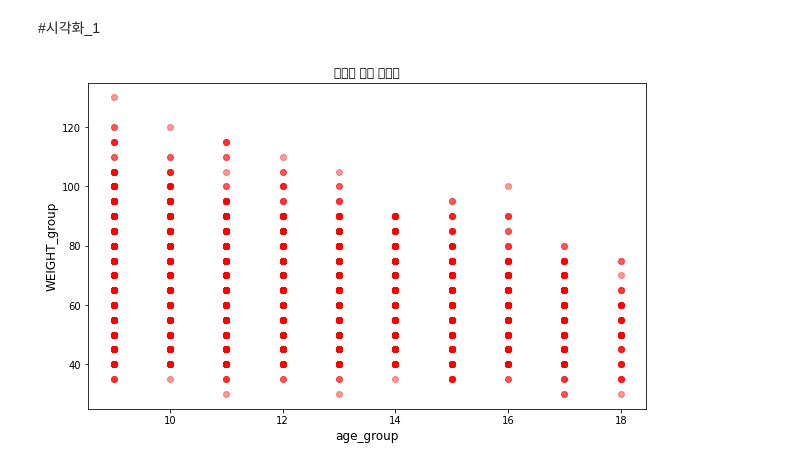
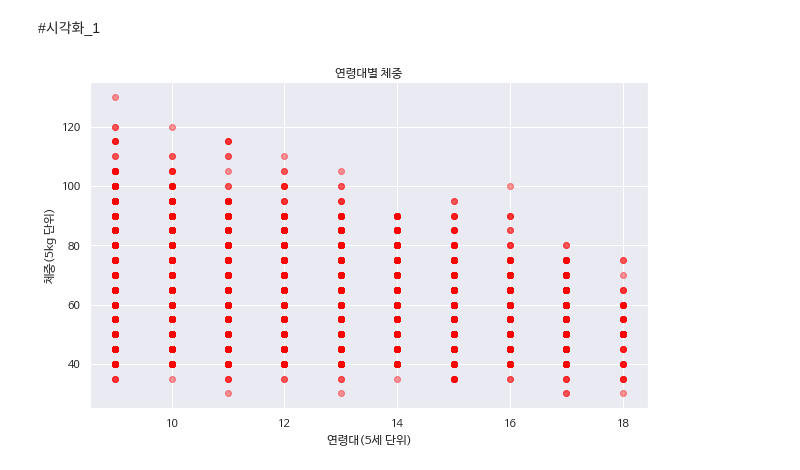
Before and after one commit to aneuni/ITB-2022, a Jupyter notebook: IT와비즈니스혁신_시각화_과제_1914838_안은이.ipynb, the cells around one changed output. Drawn from its saved outputs; the diff is of its cells as text; code cells hidden in the pictures.

```diff
--- a/IT와비즈니스혁신_시각화_과제_1914838_안은이.ipynb
+++ b/IT와비즈니스혁신_시각화_과제_1914838_안은이.ipynb
@@ -10,7 +35,11 @@ import numpy as np
 from matplotlib import pyplot as plt
 %matplotlib inline
 
-# 한글 폰트 설정 (윈도우 Malgun Gothic,  리눅스&Mac AppltGothic)
+import seaborn as sns
+sns.set()
+from matplotlib import pyplot as plt
+%matplotlib inline
+
 import matplotlib.font_manager as fm
 !sudo apt-get install -y fonts-nanum #Isudo = super user do
 !sudo fc-cache -fv
@@ -69,0 +118,4 @@ memory usage: 2.4+ MB
+# %%
+#category로 척도 변경
+hdata['성별코드'] = hdata['성별코드'].astype('category')
+hdata['음주여부'] = hdata['음주여부'].astype('category')
@@ -71,14 +143,10 @@ memory usage: 2.4+ MB
 #시각화_1
 # %%
 plt.figure(figsize=(10,6))
-
-# x축, y축에 들어갈 데이터 column 순서대로 지정
-#plt.scatter(df_1['temp'], df_1['humidity'], c = 'red', alpha = 0.4)
-
-plt.title('Weight by age')
+plt.title('연령대별 체중')
 plt.scatter(hdata['연령대코드(5세단위)'], hdata['체중(5Kg 단위)'], c = 'red', alpha = 0.4)
-plt.xlabel('age_group', size = 12)
-plt.ylabel('WEIGHT_group', size = 12)
+plt.xlabel('연령대(5세 단위)', size = 12)
+plt.ylabel('체중(5kg 단위)', size = 12)
 plt.show()
 # %% [output]
-[figure, old version]
+[figure, new version]
```
Also changed, not shown: parts of 20 cells of this notebook.
